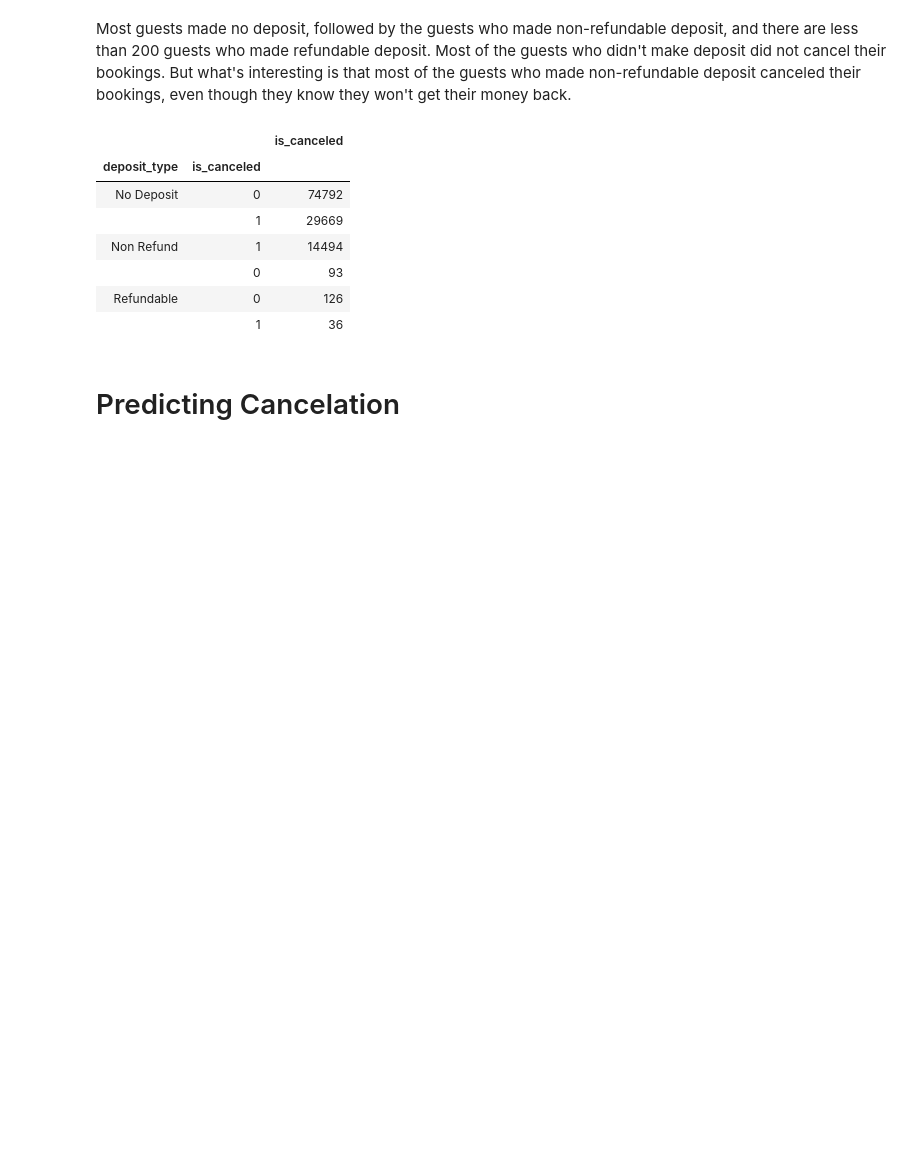
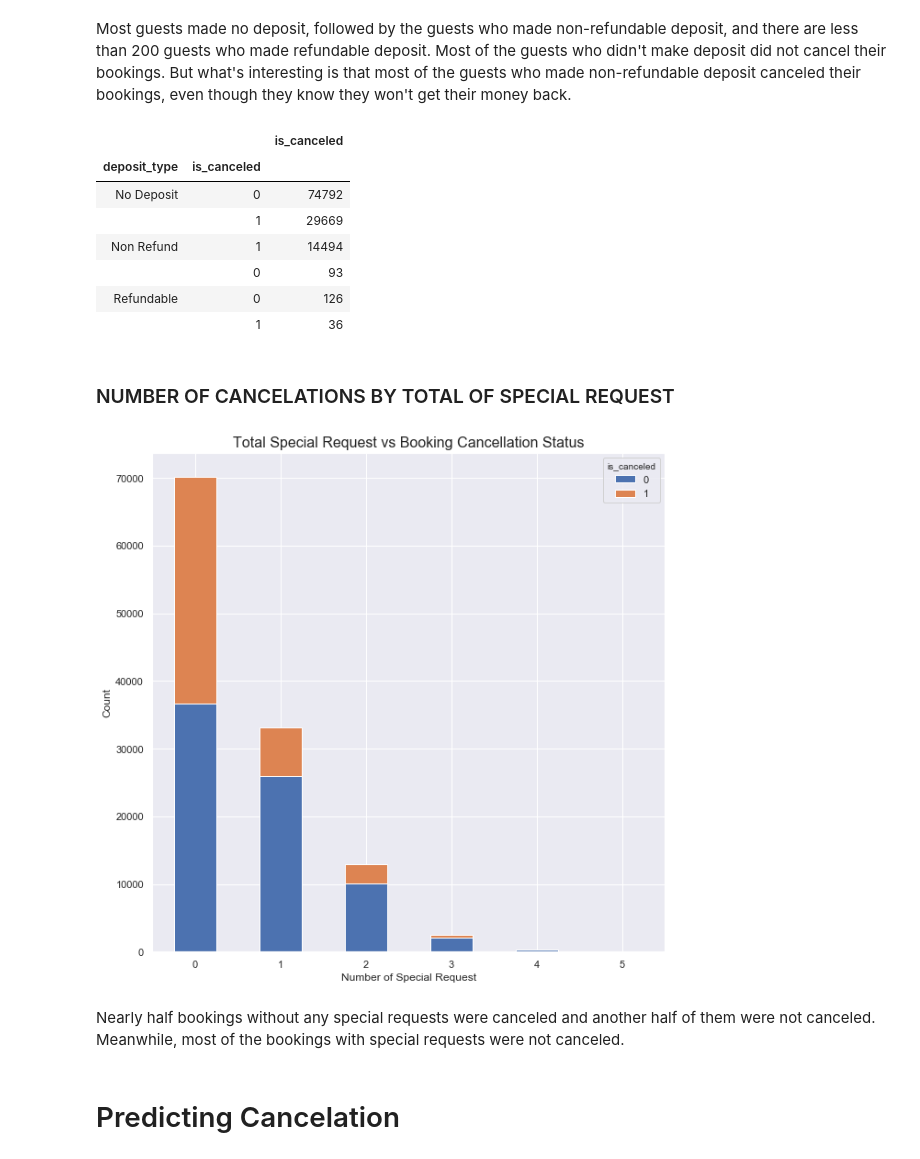
Before and after one commit to yasminanr/hotel-booking-cancelation, a Jupyter notebook: predicting_cancelation.ipynb, the cells around one changed output. Drawn from its saved outputs; the diff is of its cells as text; code cells hidden in the pictures; blank space fills up the shorter version.

```diff
--- a/predicting_cancelation.ipynb
+++ b/predicting_cancelation.ipynb
@@ -126,6 +135,20 @@ pd.DataFrame(data_cleaned.groupby('deposit_type')['is_canceled'].value_counts())
 |  | 0 | 93 |
 | Refundable | 0 | 126 |
 |  | 1 | 36 |
+# %% [markdown]
+### NUMBER OF CANCELATIONS BY TOTAL OF SPECIAL REQUEST
+# %%
+group_adr_request = data_cleaned.groupby(['total_of_special_requests', 'is_canceled']).size().unstack(fill_value=0)
+group_adr_request.plot(kind='bar', stacked=True, figsize=(10,10))
+plt.title('Total Special Request vs Booking Cancellation Status', fontdict = {'fontsize':16})
+plt.xlabel('Number of Special Request', fontsize=12)
+plt.xticks(rotation=360)
+plt.ylabel('Count', fontsize=12)
+plt.show()
+# %% [output]
+[figure, added]
+# %% [markdown]
+Nearly half bookings without any special requests were canceled and another half of them were not canceled. Meanwhile, most of the bookings with special requests were not canceled.
 # %% [markdown]
 # Predicting Cancelation
 # %%
```
Also changed, not shown: parts of 10 cells of this notebook.
